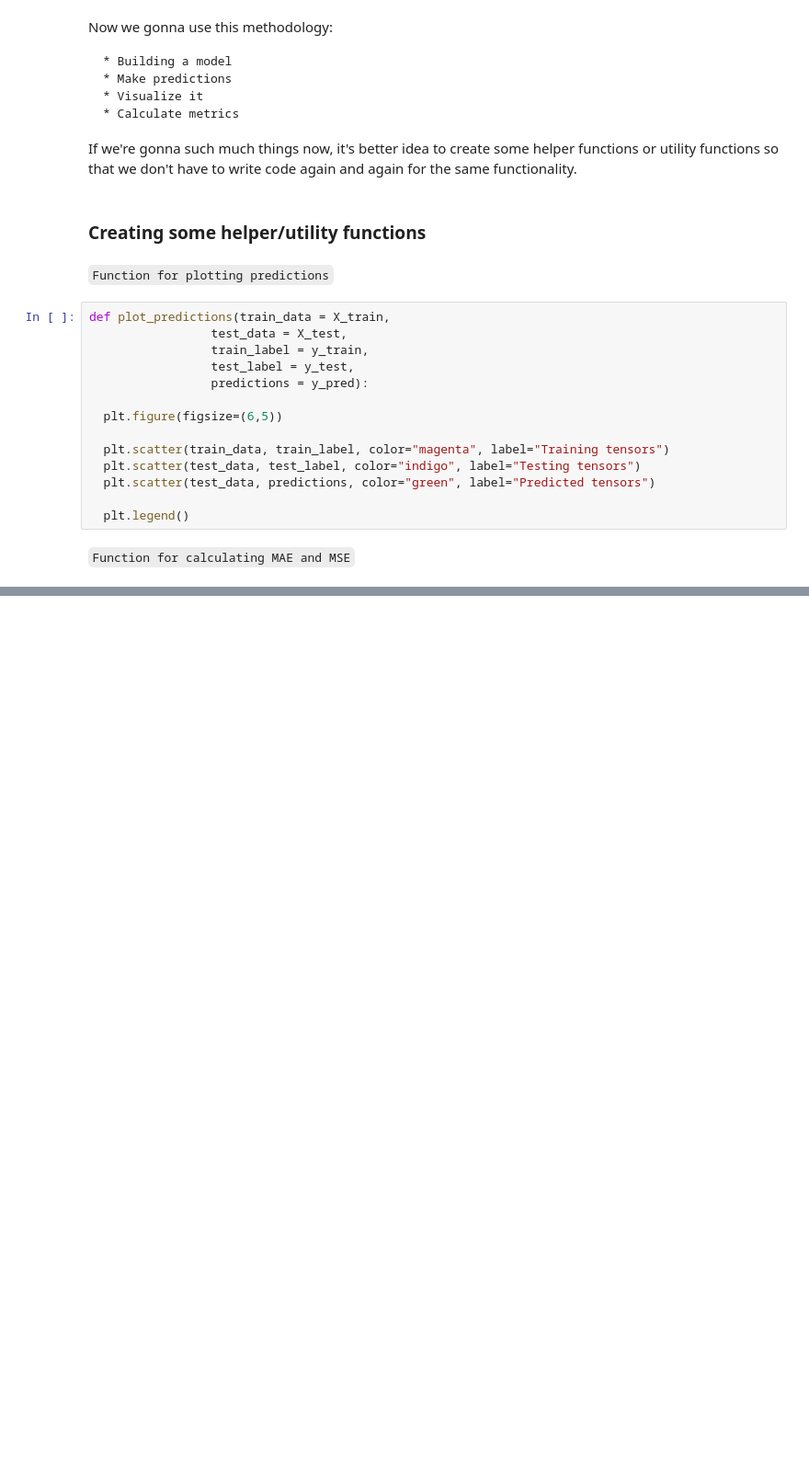
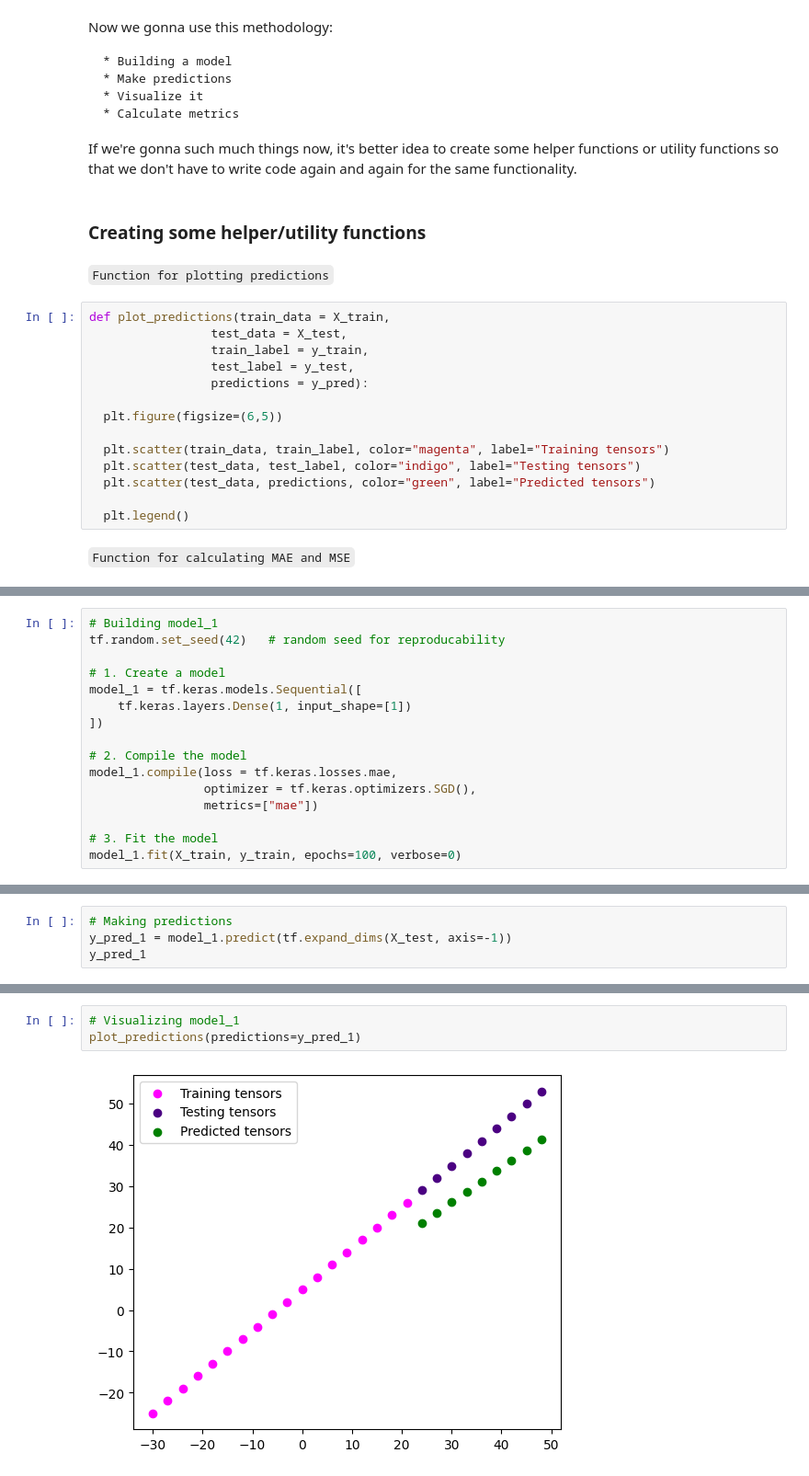
Before and after one commit to danish-khan962/Deep-Learning, a Jupyter notebook: miscellaneous/09_exercise.ipynb, the cells around one changed output, grey strips where cells are left out. Shown at 92% size. Cells and saved outputs as stored; diff of their text form; blank space fills up the shorter version.

```diff
--- a/miscellaneous/09_exercise.ipynb
+++ b/miscellaneous/09_exercise.ipynb
@@ -217,0 +232,16 @@ def mse(y_true=y_test, y_pred=y_pred):
+# %%
+# Building model_1
+tf.random.set_seed(42)   # random seed for reproducability
+
+# 1. Create a model
+model_1 = tf.keras.models.Sequential([
+    tf.keras.layers.Dense(1, input_shape=[1])
+])
+
+# 2. Compile the model
+model_1.compile(loss = tf.keras.losses.mae,
+                optimizer = tf.keras.optimizers.SGD(),
+                metrics=["mae"])
+
+# 3. Fit the model
+model_1.fit(X_train, y_train, epochs=100, verbose=0)
@@ -217,0 +250,4 @@ def mse(y_true=y_test, y_pred=y_pred):
+# %%
+# Making predictions
+y_pred_1 = model_1.predict(tf.expand_dims(X_test, axis=-1))
+y_pred_1
@@ -217,0 +265,5 @@ def mse(y_true=y_test, y_pred=y_pred):
+# %%
+# Visualizing model_1
+plot_predictions(predictions=y_pred_1)
+# %% [output]
+[figure, added]
```
Also changed, not shown: parts of 38 cells of this notebook.
